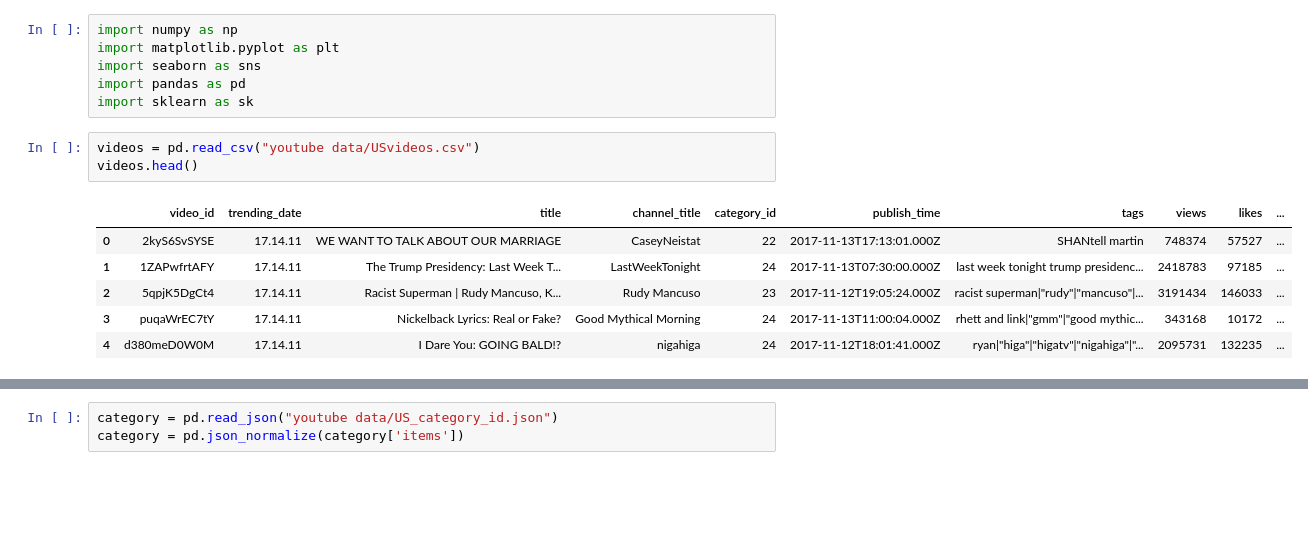
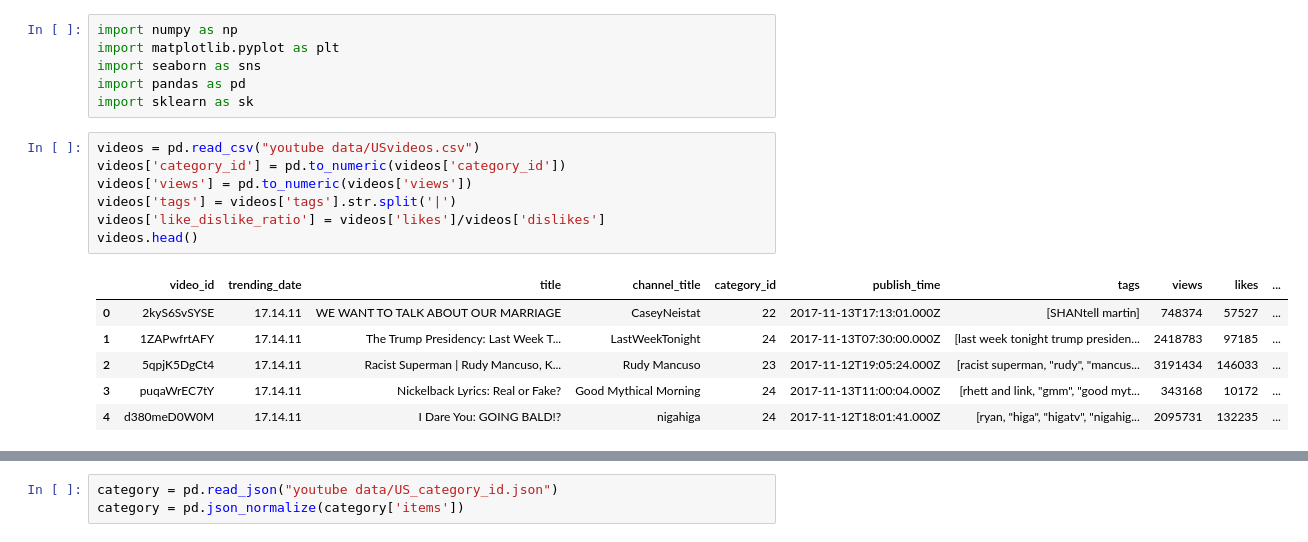
Before and after one commit to julialu-nini/ds-youtube-project, a Jupyter notebook: YouTube videos EDA.ipynb, the cells around one changed output, grey strips where cells are left out. Saved outputs shown, nothing was run; the diff lists cells and outputs as text; blank space fills up the shorter version.

```diff
--- a/YouTube videos EDA.ipynb
+++ b/YouTube videos EDA.ipynb
@@ -6,11 +6,15 @@ import pandas as pd
 import sklearn as sk
 # %%
 videos = pd.read_csv("youtube data/USvideos.csv")
+videos['category_id'] = pd.to_numeric(videos['category_id'])
+videos['views'] = pd.to_numeric(videos['views'])
+videos['tags'] = videos['tags'].str.split('|')
+videos['like_dislike_ratio'] = videos['likes']/videos['dislikes']
 videos.head()
 # %% [output]
 |  | video_id | trending_date | title | channel_title | category_id | publish_time | tags | views | likes | ... |
-| 0 | 2kyS6SvSYSE | 17.14.11 | WE WANT TO TALK ABOUT OUR MARRIAGE | CaseyNeistat | 22 | 2017-11-13T17:13:01.000Z | SHANtell martin | 748374 | 57527 | ... |
-| 1 | 1ZAPwfrtAFY | 17.14.11 | The Trump Presidency: Last Week T... | LastWeekTonight | 24 | 2017-11-13T07:30:00.000Z | last week tonight trump presidenc... | 2418783 | 97185 | ... |
-| 2 | 5qpjK5DgCt4 | 17.14.11 | Racist Superman | Rudy Mancuso, K... | Rudy Mancuso | 23 | 2017-11-12T19:05:24.000Z | racist superman|"rudy"|"mancuso"|... | 3191434 | 146033 | ... |
-| 3 | puqaWrEC7tY | 17.14.11 | Nickelback Lyrics: Real or Fake? | Good Mythical Morning | 24 | 2017-11-13T11:00:04.000Z | rhett and link|"gmm"|"good mythic... | 343168 | 10172 | ... |
-| 4 | d380meD0W0M | 17.14.11 | I Dare You: GOING BALD!? | nigahiga | 24 | 2017-11-12T18:01:41.000Z | ryan|"higa"|"higatv"|"nigahiga"|"... | 2095731 | 132235 | ... |
+| 0 | 2kyS6SvSYSE | 17.14.11 | WE WANT TO TALK ABOUT OUR MARRIAGE | CaseyNeistat | 22 | 2017-11-13T17:13:01.000Z | [SHANtell martin] | 748374 | 57527 | ... |
+| 1 | 1ZAPwfrtAFY | 17.14.11 | The Trump Presidency: Last Week T... | LastWeekTonight | 24 | 2017-11-13T07:30:00.000Z | [last week tonight trump presiden... | 2418783 | 97185 | ... |
+| 2 | 5qpjK5DgCt4 | 17.14.11 | Racist Superman | Rudy Mancuso, K... | Rudy Mancuso | 23 | 2017-11-12T19:05:24.000Z | [racist superman, "rudy", "mancus... | 3191434 | 146033 | ... |
+| 3 | puqaWrEC7tY | 17.14.11 | Nickelback Lyrics: Real or Fake? | Good Mythical Morning | 24 | 2017-11-13T11:00:04.000Z | [rhett and link, "gmm", "good myt... | 343168 | 10172 | ... |
+| 4 | d380meD0W0M | 17.14.11 | I Dare You: GOING BALD!? | nigahiga | 24 | 2017-11-12T18:01:41.000Z | [ryan, "higa", "higatv", "nigahig... | 2095731 | 132235 | ... |
```
Also changed, not shown: parts of 7 cells of this notebook.
